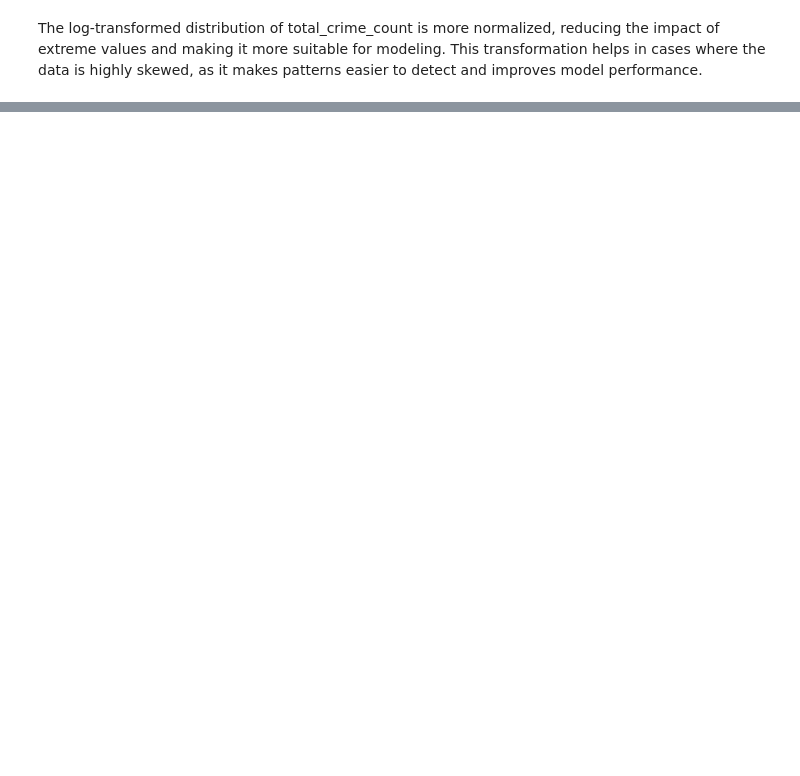
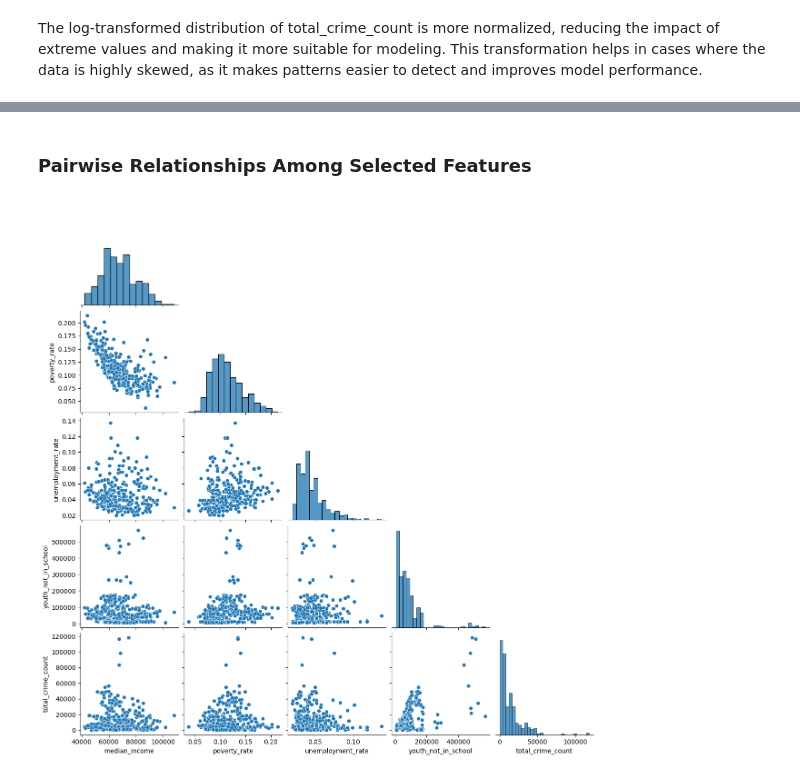
Before and after one commit to lpm24/youth_crime_group_project, a Jupyter notebook: code/01_EDA_and_Data_Cleaning.ipynb, the cells around one changed output, grey strips where cells are left out. Cells and saved outputs as stored; diff of their text form; code cells hidden in the pictures; blank space fills up the shorter version.

```diff
--- a/code/01_EDA_and_Data_Cleaning.ipynb
+++ b/code/01_EDA_and_Data_Cleaning.ipynb
@@ -485,0 +532,8 @@ The log-transformed distribution of total_crime_count is more normalized, reduci
+# %% [markdown]
+### Pairwise Relationships Among Selected Features
+# %%
+# Pairplot for selected features to visualize their relationships
+selected_features = ['median_income', 'poverty_rate', 'unemployment_rate', 'youth_not_in_school', 'total_crime_count']
+sns.pairplot(combined[selected_features], corner=True);
+# %% [output]
+[figure, added]
```
Also changed, not shown: parts of 23 cells of this notebook, 6 other files.
